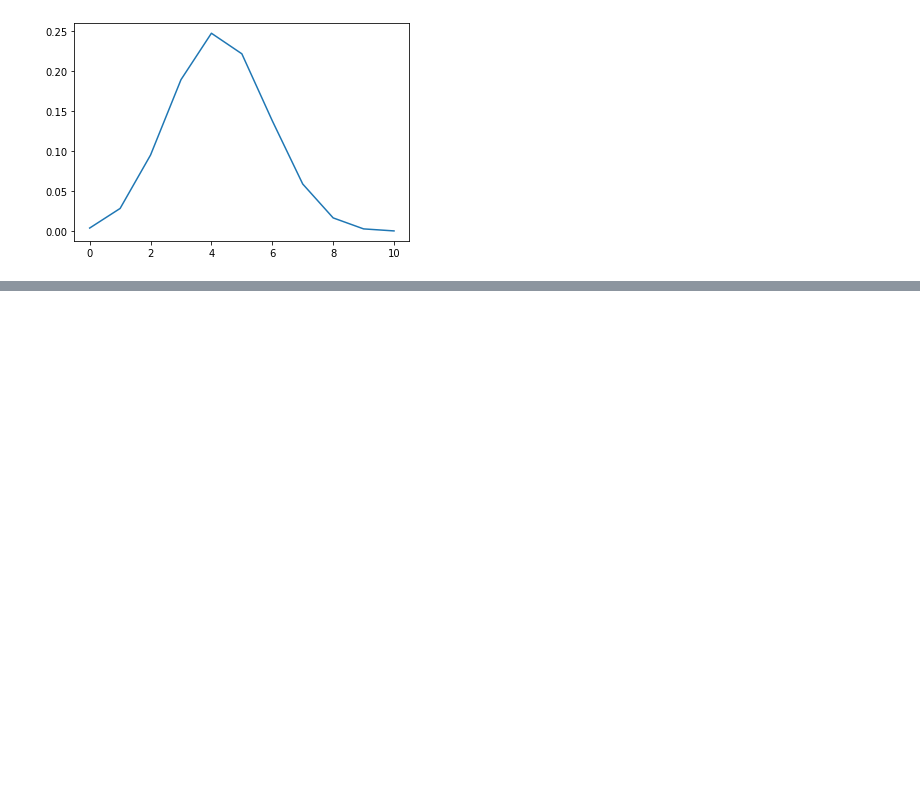
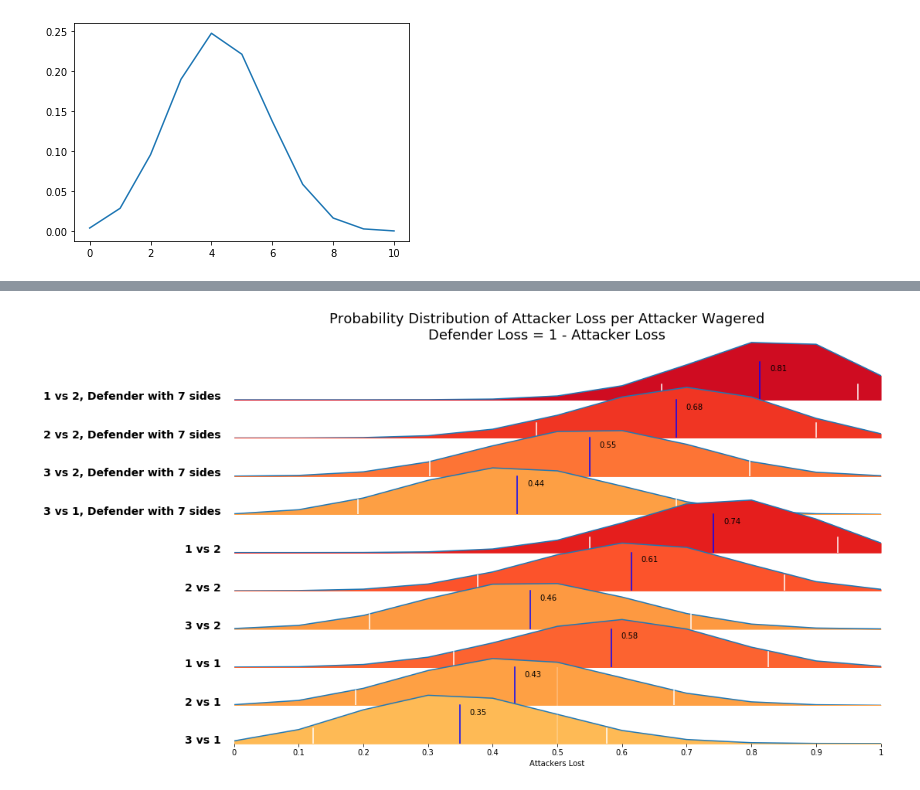
Before and after one commit to ZacButko/Probability-Playground, a Jupyter notebook: Warfish Dice/Warfish Dice-5 Efficacy Scores Polished.ipynb, the cells around one changed output, grey strips where cells are left out. Drawn from its saved outputs; the diff is of its cells as text; code cells hidden in the pictures; blank space fills up the shorter version.

```diff
--- a/Warfish Dice/Warfish Dice-5 Efficacy Scores Polished.ipynb
+++ b/Warfish Dice/Warfish Dice-5 Efficacy Scores Polished.ipynb
@@ -59,17 +59,22 @@ def expected_score_new(n_a_dice, n_d_dice, n_throws=10000, n_a_sides=6, n_d_side
         print('attackers wagered: ', (n_throws * dice_fighting_per_round))
 
     # get a histo of results
+    # density normalizes for us
+    # dispite appearances, this will make two buckets for us, one containing [0,1) and the other [1,2)
     bins = [0,1,2]
     histo, edges = np.histogram(round_tracker, bins=bins,density=True)
     if debug: print('histo: ',histo)
 
+    # expectation value = p = the probability mass found at 1
     expectation = histo[1]
-    std = np.power(expectation * (1- expectation),.5)
+    # standard deviation is sqrt(variance)
+    # variance is just p(1-p)
+    variance = expectation * (1- expectation)
     if debug:
         print('expectation: {0:.2f}'.format(expectation))
-        print('std: {0:.2f}'.format(std))
+        print('variance: {0:.2f}'.format(variance))
 
-    return expectation, std, histo, edges
+    return expectation, variance, histo, edges
 # %%
-m, s, h, e = expected_score_new(2, 1, debug=True)
+m, v, h, e = expected_score_new(2, 1, debug=True)
 # %% [output]
@@ -188,0 +147,46 @@ plt.show()
+# %%
+# plotting stuff
+gs = (grid_spec.GridSpec(len(scenarios),1))
+
+fig = plt.figure(figsize=(15,10))
+fig.suptitle("Probability Distribution of Attacker Loss per Attacker Wagered\nDefender Loss = 1 - Attacker Loss", fontsize=18, y=0.9)
+i=0
+
+ax_objs = []
+for name in names:
+    # make a new axis and keep track of it in ax_objs
+    ax_objs.append( fig.add_subplot(gs[i:i+1, 0:]) )
+    ax = ax_objs[-1]
+    # plot
+    ax.plot(x, y[i])
+    ax.fill_between(x,y[i], color = c[i])
+    ymax=0.4
+    ax.set_ylim(0,ymax)
+    ax.set_xlim(0,10)
+    # make background transparent
+    rect = ax.patch
+    rect.set_alpha(0)
+    # remove borders, axis ticks, labels
+    ax.set_yticks([])
+    ax.set_ylabel('')
+    if i != len(names)-1:
+        ax.set_xticks([])
+    else:
+        ax.set_xticks(range(0,n_bins+1))
+        ax.set_xticklabels([0,.1,.2,.3,.4,.5,.6,.7,.8,.9,1])
+        ax.set_xlabel("Attackers Lost")
+        ax.axvline(x=n_bins*.5, ymin=0, ymax=(len(names)*ymax), alpha = .3, color='w')
+    for s in ['top','right','left','bottom']:
+        ax.spines[s].set_visible(False)
+    ax.text(-0.2,0,name, fontweight='bold',fontsize=14,ha='right')
+    ax.axvline(x=stats[i][0]*n_bins, ymin=0, ymax=.5, color='b')
+    ax.axvline(x=(stats[i][0] * n_bins + stats[i][1]*n_bins), ymin=0, ymax=.2, color='w')
+    ax.axvline(x=(stats[i][0] * n_bins - stats[i][1]*n_bins), ymin=0, ymax=.2, color='w')
+    ax.text((stats[i][0]*n_bins + .15), 0.15 ,'{0:.2f}'.format(stats[i][0]))
+    i +=1
+# make plots overlap eachother
+gs.update(hspace= -.5)
+
+plt.show()
+# %% [output]
+[figure, added]
```
Also changed, not shown: parts of 4 cells of this notebook.
